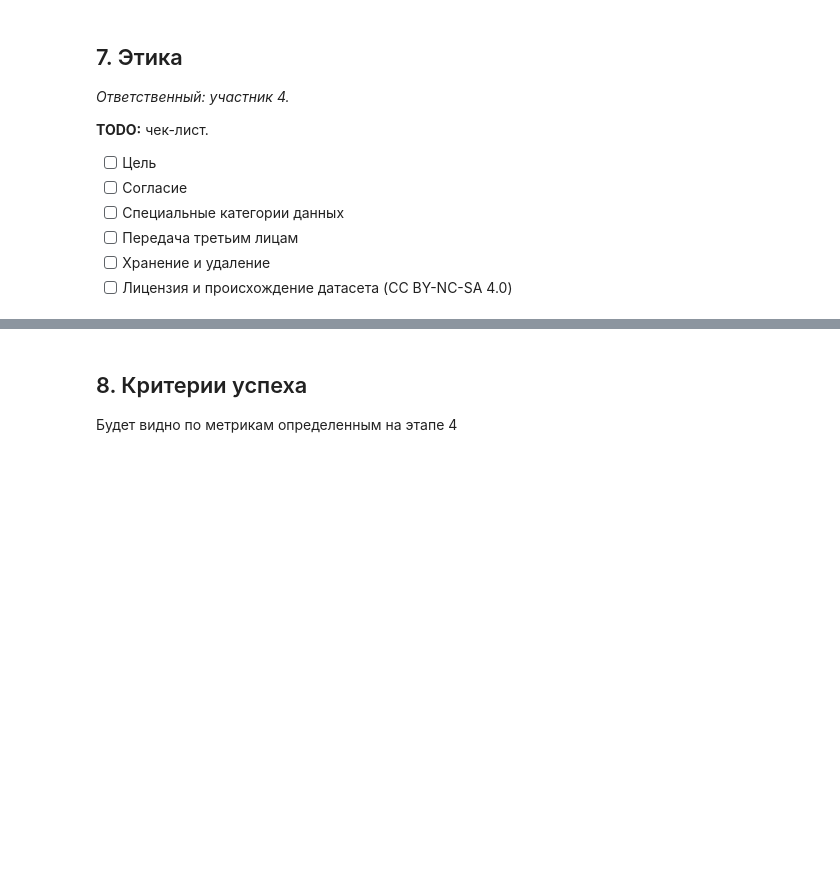
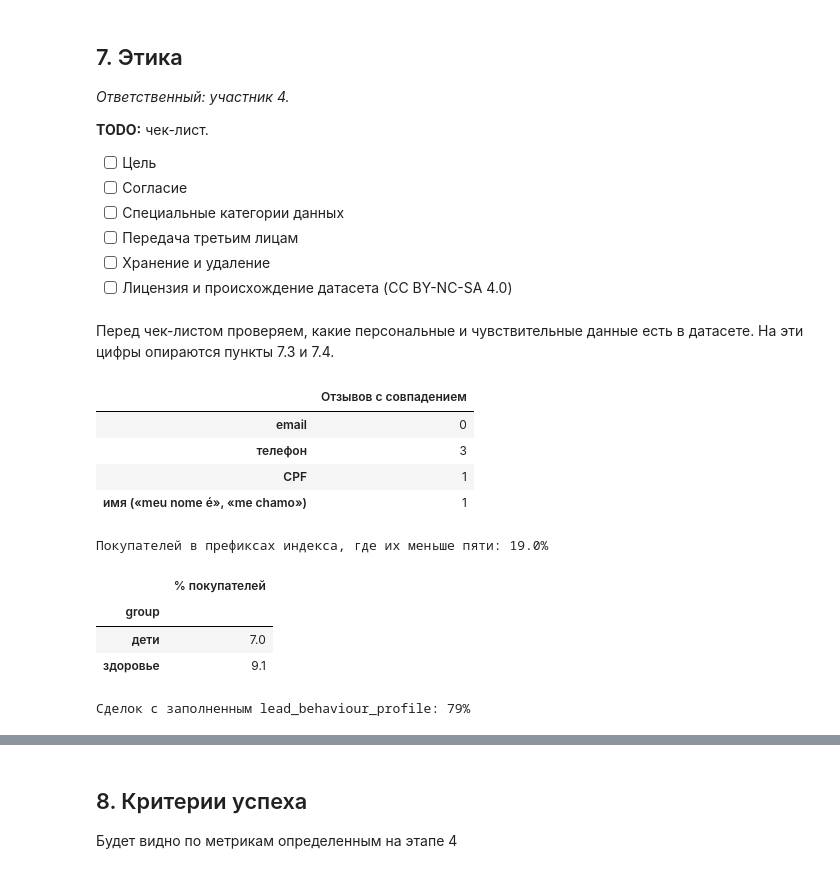
Before and after one commit to iverid/ProdAnal, a Jupyter notebook: project.ipynb, the cells around one changed output, grey strips where cells are left out. Cells and saved outputs as stored; diff of their text form; code cells hidden in the pictures; blank space fills up the shorter version.

Commit message:
Пункт 7 (#4)
* Пункт 7

---------

Co-authored-by: Kwerq <denisushinskii.stim.gg.yt@gmail.com>

```diff
--- a/project.ipynb
+++ b/project.ipynb
@@ -1062,3 +1063,41 @@ print('Средний DAU в 2018 году по дням недели (пн–в
 - [ ] Передача третьим лицам
 - [ ] Хранение и удаление
 - [ ] Лицензия и происхождение датасета (CC BY-NC-SA 4.0)
+# %% [markdown]
+Перед чек-листом проверяем, какие персональные и чувствительные данные есть в датасете. На эти цифры опираются пункты 7.3 и 7.4.
+# %%
+reviews = raw['reviews']
+review_text = pd.concat([reviews.review_comment_title, reviews.review_comment_message]).dropna()
+PII = {
+    'email': r'[\w.+-]+@[\w-]+\.[\w.]+',
+    'телефон': r'\(?\b\d{2}\)?[\s.-]?9?\d{4}[\s.-]?\d{4}\b',
+    'CPF': r'\b\d{3}\.?\d{3}\.?\d{3}-?\d{2}\b',
+    'имя («meu nome é», «me chamo»)': r'(?i:\bmeu nome (?:é|e)\b|\bme chamo\b)',
+}
+display(pd.Series({k: int(review_text.str.contains(p).sum()) for k, p in PII.items()},
+                  name='Отзывов с совпадением').to_frame())
+
+zip_sizes = customers.drop_duplicates('customer_unique_id').customer_zip_code_prefix.value_counts()
+print(f'Покупателей в префиксах индекса, где их меньше пяти: {zip_sizes[zip_sizes < 5].sum() / zip_sizes.sum():.1%}')
+
+SENSITIVE = {'beleza_saude': 'здоровье', 'fraldas_higiene': 'здоровье', 'bebes': 'дети',
+             'fashion_roupa_infanto_juvenil': 'дети', 'brinquedos': 'дети'}
+bought = (items[['order_id', 'product_id']]
+          .merge(products[['product_id', 'product_category_name']], on='product_id')
+          .merge(order_customers[['order_id', 'customer_unique_id']], on='order_id'))
+bought['group'] = bought.product_category_name.map(SENSITIVE)
+share = bought.groupby('group').customer_unique_id.nunique() / bought.customer_unique_id.nunique()
+display(share.mul(100).round(1).rename('% покупателей').to_frame())
+print(f'Сделок с заполненным lead_behaviour_profile: {deals.lead_behaviour_profile.notna().mean():.0%}')
+# %% [output]
+|  | Отзывов с совпадением |
+| email | 0 |
+| телефон | 3 |
+| CPF | 1 |
+| имя («meu nome é», «me chamo») | 1 |
+Покупателей в префиксах индекса, где их меньше пяти: 19.0%
+|  | % покупателей |
+| group |  |
+| дети | 7.0 |
+| здоровье | 9.1 |
+Сделок с заполненным lead_behaviour_profile: 79%
```
Also changed, not shown: parts of 5 cells of this notebook.
